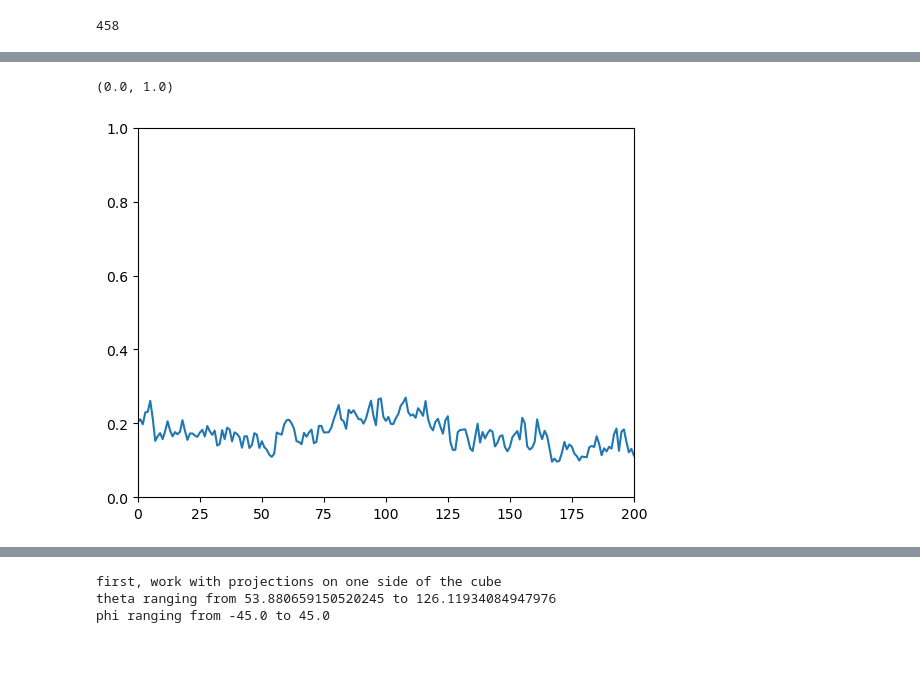
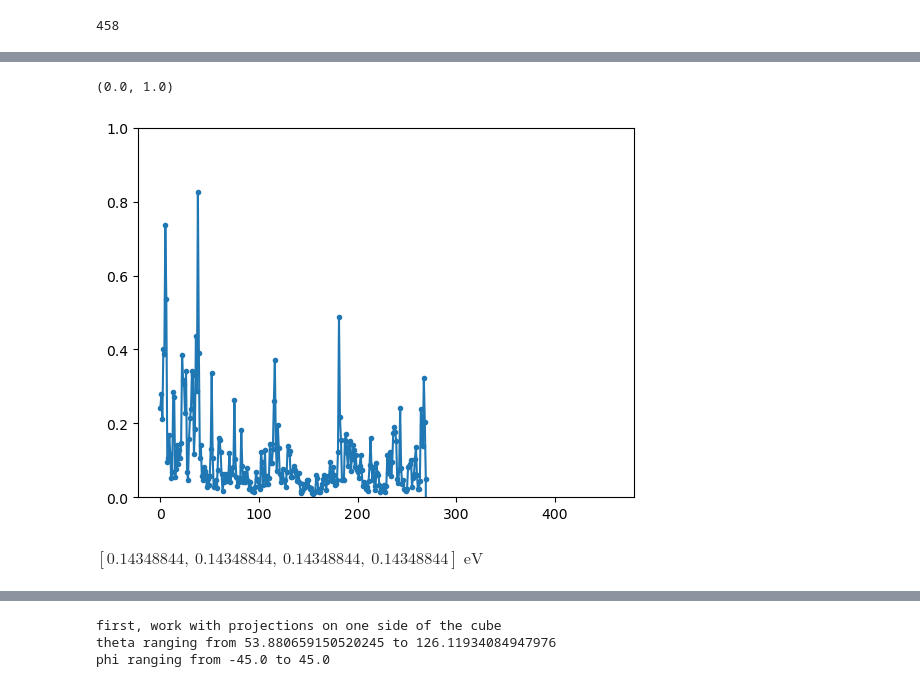
Before and after one commit to msekatchev/nugget_emissions_backup, a Jupyter notebook: cube_projection.ipynb, the cells around one changed output, grey strips where cells are left out. Saved outputs shown, nothing was run; the diff lists cells and outputs as text; code cells hidden in the pictures; blank space fills up the shorter version.

```diff
--- a/cube_projection.ipynb
+++ b/cube_projection.ipynb
@@ -41,7 +38,7 @@ print(cube_x_max, "x", cube_y_max,"x", cube_z_max)
 # %% [output]
 740 x 740 x 540
 # %%
-NSIDE = 2**6
+NSIDE = 2**9
 NPIX = hp.nside2npix(NSIDE)
 dOmega = hp.nside2pixarea(nside=NSIDE)
 theta, phi = hp.pix2ang(nside = NSIDE, ipix = list(range(NPIX)))
@@ -118,0 +112,8 @@ conversion_array = (1*u.erg/u.s/u.Hz/u.cm**2/u.sr).to(u.photon / u.cm**2 / u.s /
+# %%
+theta_all = theta
+phi_all = phi
+
+theta = theta[0:4]
+phi = phi[0:4]
+
+phi
@@ -298,3 +204,10 @@ n_cold = n_gas_component(x,y,z)
+# %%
+plt.plot(n_cold[:,3], ".-")
+
+plt.ylim([0,1])
+# %% [output]
+(0.0, 1.0)
+[figure, added]
 # %%
 def T_AQN_analytical(n_bar, Dv, f, g):
     T_AQN = np.copy(n_bar.value) # zeros_like
@@ -307,10 +220,6 @@ def T_AQN_analytical(n_bar, Dv, f, g):
     return T_AQN * u.eV
 # %%
 T_AQN = T_AQN_analytical(n_cold, Dv, f, g)
+T_AQN[15]
+# %% [output]
+$[0.14348844,~0.14348844,~0.14348844,~0.14348844] \; \mathrm{eV}$
-# %%
-plt.plot(np.arange(0,len(T_AQN[:,300])),T_AQN[:,300])
-plt.xlim([0,200])
-plt.ylim([0,1])
-# %% [output]
-(0.0, 1.0)
-[figure, removed]
```
Also changed, not shown: parts of 46 cells of this notebook, 6 other files.
